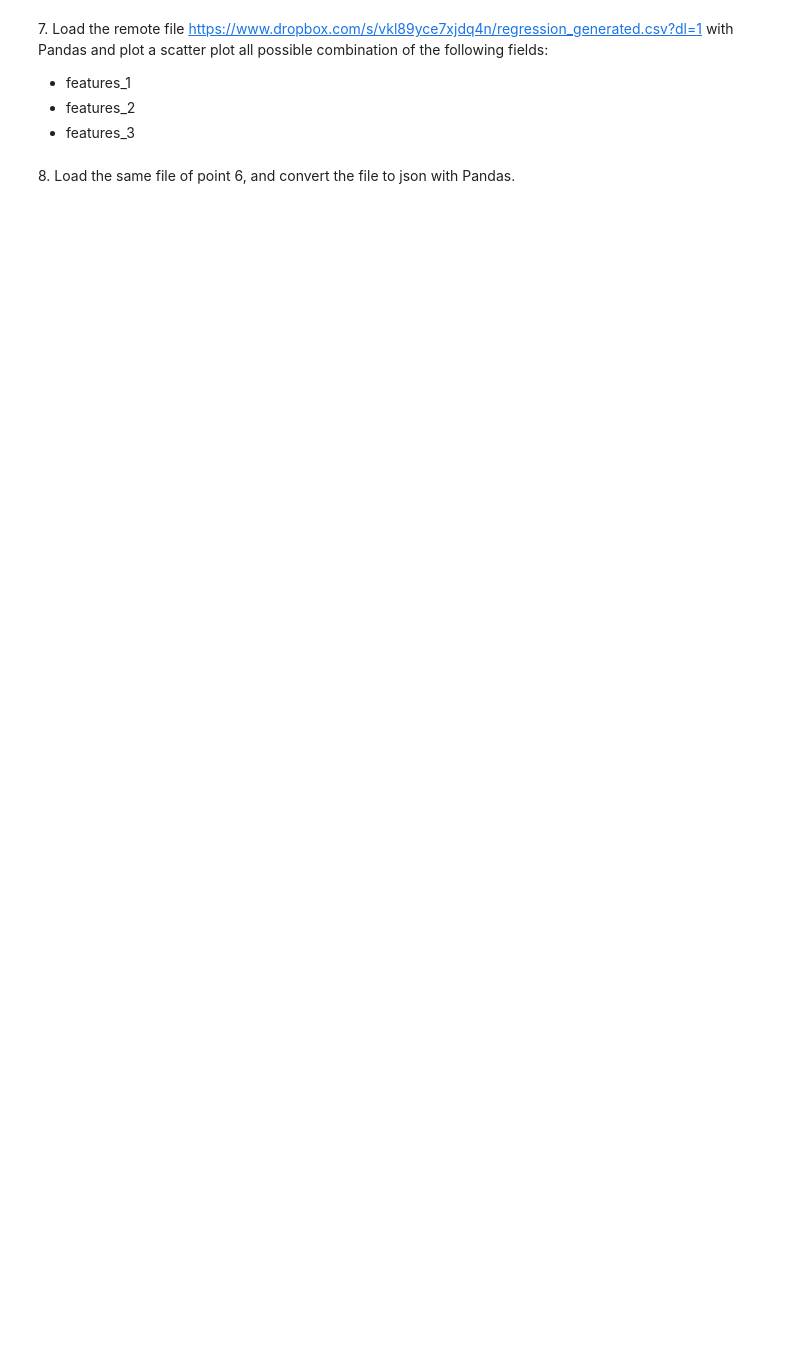
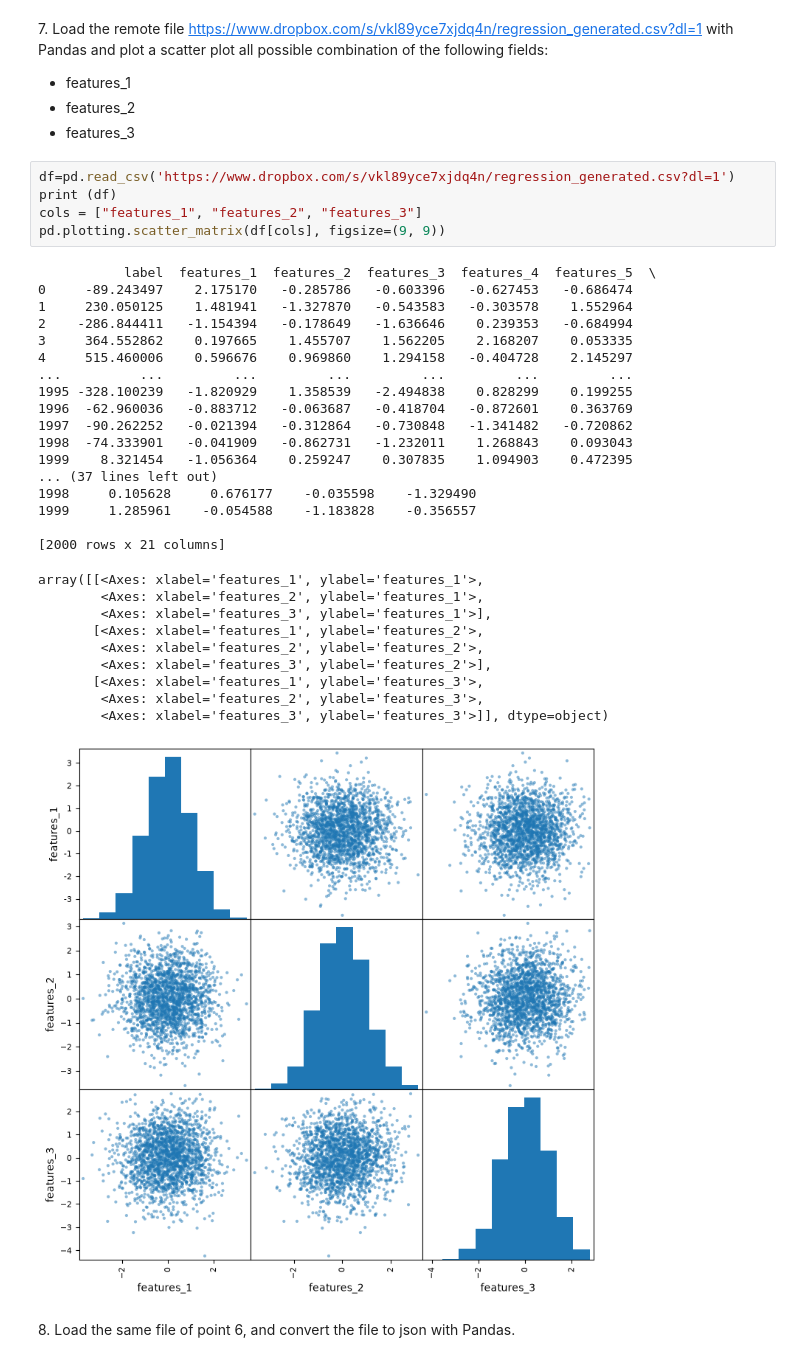
Before and after one commit to garelliloris/LaboratoryOfComputationalPhysics_Y9, a Jupyter notebook: 05ex_OSEMN.ipynb, the cells around one changed output. Saved outputs shown, nothing was run; the diff lists cells and outputs as text; blank space fills up the shorter version.

```diff
--- a/05ex_OSEMN.ipynb
+++ b/05ex_OSEMN.ipynb
@@ -28,5 +93,38 @@ Each character is composed by 6 bit (even the space) and the last 4 bit are just
   + features_1
   + features_2
   + features_3
+# %%
+df=pd.read_csv('https://www.dropbox.com/s/vkl89yce7xjdq4n/regression_generated.csv?dl=1')
+print (df)
+cols = ["features_1", "features_2", "features_3"]
+pd.plotting.scatter_matrix(df[cols], figsize=(9, 9))
+# %% [output]
+           label  features_1  features_2  features_3  features_4  features_5  \
+0     -89.243497    2.175170   -0.285786   -0.603396   -0.627453   -0.686474
+1     230.050125    1.481941   -1.327870   -0.543583   -0.303578    1.552964
+2    -286.844411   -1.154394   -0.178649   -1.636646    0.239353   -0.684994
+3     364.552862    0.197665    1.455707    1.562205    2.168207    0.053335
+4     515.460006    0.596676    0.969860    1.294158   -0.404728    2.145297
+...          ...         ...         ...         ...         ...         ...
+1995 -328.100239   -1.820929    1.358539   -2.494838    0.828299    0.199255
+1996  -62.960036   -0.883712   -0.063687   -0.418704   -0.872601    0.363769
+1997  -90.262252   -0.021394   -0.312864   -0.730848   -1.341482   -0.720862
+1998  -74.333901   -0.041909   -0.862731   -1.232011    1.268843    0.093043
+1999    8.321454   -1.056364    0.259247    0.307835    1.094903    0.472395
+... (37 lines left out)
+1998     0.105628     0.676177    -0.035598    -1.329490
+1999     1.285961    -0.054588    -1.183828    -0.356557
+
+[2000 rows x 21 columns]
+array([[<Axes: xlabel='features_1', ylabel='features_1'>,
+        <Axes: xlabel='features_2', ylabel='features_1'>,
+        <Axes: xlabel='features_3', ylabel='features_1'>],
+       [<Axes: xlabel='features_1', ylabel='features_2'>,
+        <Axes: xlabel='features_2', ylabel='features_2'>,
+        <Axes: xlabel='features_3', ylabel='features_2'>],
+       [<Axes: xlabel='features_1', ylabel='features_3'>,
+        <Axes: xlabel='features_2', ylabel='features_3'>,
+        <Axes: xlabel='features_3', ylabel='features_3'>]], dtype=object)
+[figure, added]
 # %% [markdown]
 8\. Load the same file of point 6, and convert the file to json with Pandas.
```
Also changed, not shown: parts of 8 cells of this notebook, 5 other files.
